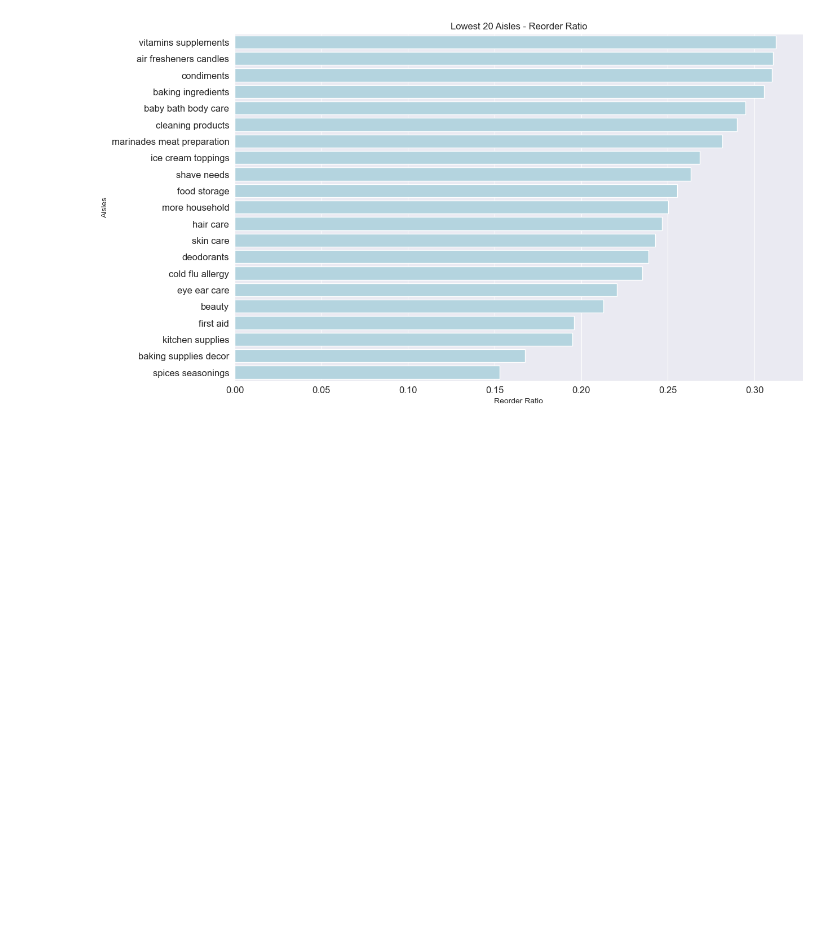
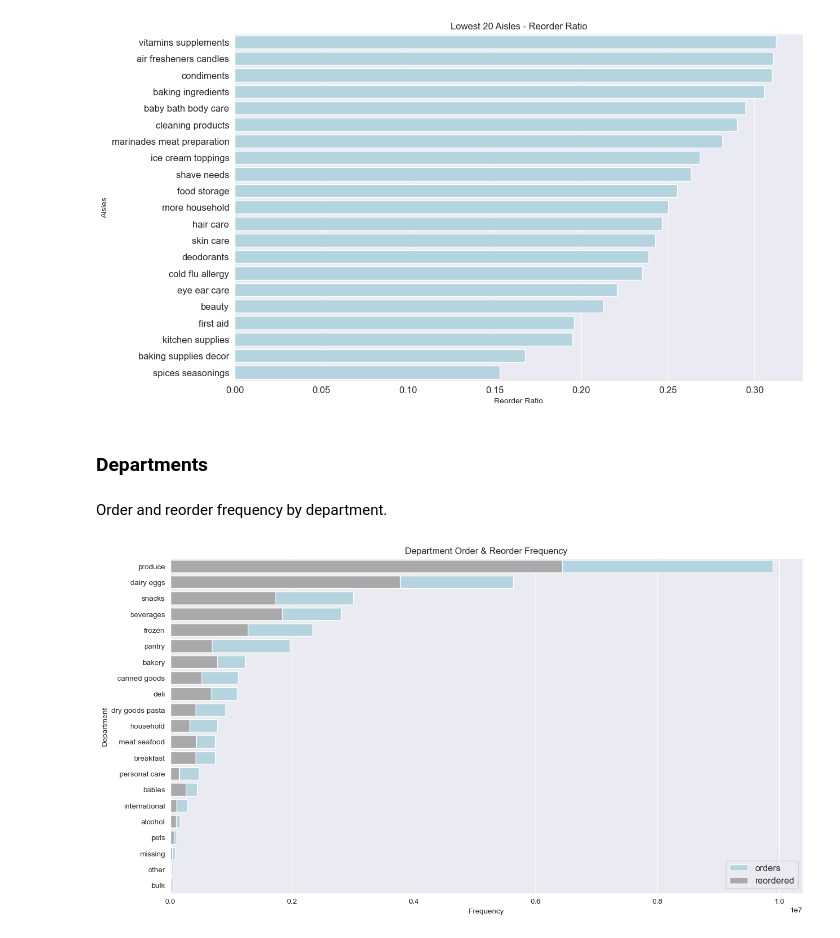
Before and after one commit to japoeder/Basket-Analysis, a Jupyter notebook: 1) EDA.ipynb, the cells around one changed output. Saved outputs shown, nothing was run; the diff lists cells and outputs as text; code cells hidden in the pictures; blank space fills up the shorter version.

```diff
--- a/1) EDA.ipynb
+++ b/1) EDA.ipynb
@@ -245,3 +245,21 @@ ax.tick_params(axis = 'both', labelsize = 12)
 plt.show()
 # %% [output]
 [figure]
+# %% [markdown]
+### Departments
+# %%
+temp_df = order_products.groupby("department")["reordered"].agg(['count', 'sum']).rename(columns = {'count':'orders','sum':'reorders'})
+temp_df = temp_df.sort_values('orders', ascending=False).reset_index()
+# %% [markdown]
+Order and reorder frequency by department.
+# %%
+fig, ax = plt.subplots(figsize = (15,8))
+ax = sns.barplot(y = temp_df.department, x = temp_df["orders"], color='lightblue', label = "orders")
+ax = sns.barplot(y = temp_df.department, x = temp_df["reorders"], color='darkgrey', label = "reordered")
+ax.set_ylabel("Department")
+ax.set_xlabel("Frequency")
+ax.legend(loc = 4, prop={'size': 12})
+ax.set_title("Department Order & Reorder Frequency")
+plt.show()
+# %% [output]
+[figure, added]
```
Also changed, not shown: parts of 13 cells of this notebook.
